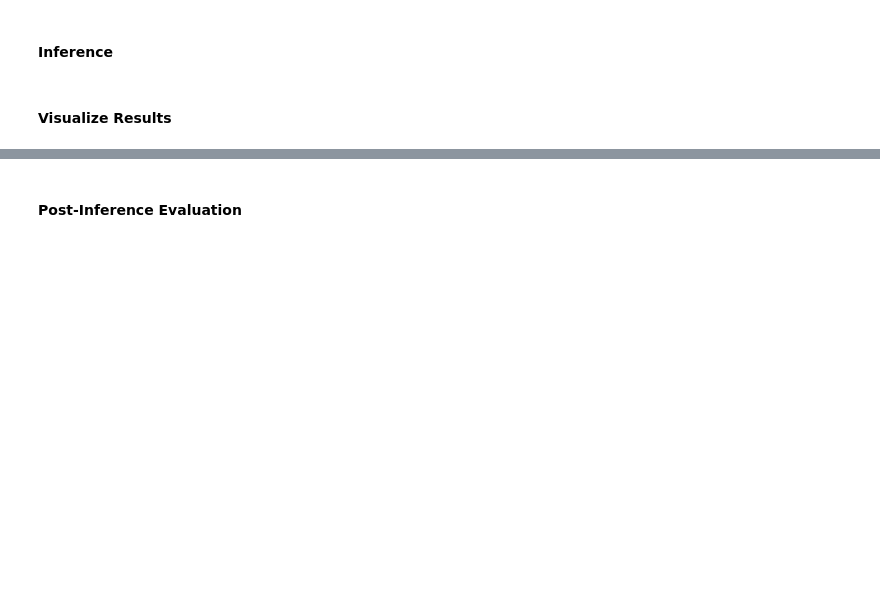
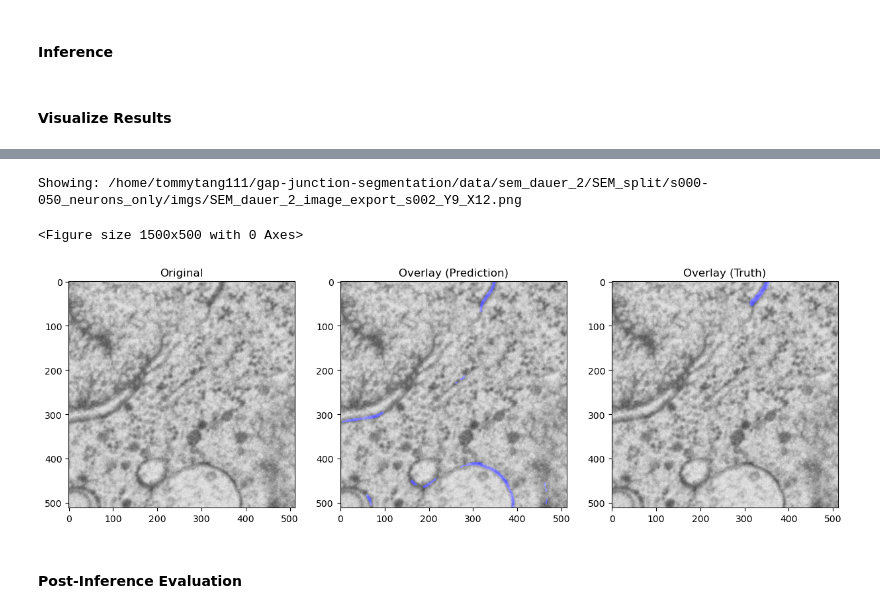
Before and after one commit to Tommytang111/gap-junction-segmentation, a Jupyter notebook: notebooks/inference.ipynb, the cells around one changed output, grey strips where cells are left out. Drawn from its saved outputs; the diff is of its cells as text; code cells hidden in the pictures; blank space fills up the shorter version.

```diff
--- a/notebooks/inference.ipynb
+++ b/notebooks/inference.ipynb
@@ -186,3 +192,38 @@ print(f"Showing: {random_img}")
+# %%
+#Another variant of the above code, but with a different plot style
+#Test a random image from the dataset
+random_path = random.choice(imgs)
+random_img = Path(dataset_dir) / "imgs" / random_path
+random_gts = cv2.imread(Path(dataset_dir) / "gts" / re.sub(r'.png$', r'_label.png', str(random_path)), cv2.IMREAD_GRAYSCALE)
+random_gts[random_gts > 0] = 255
+random_resized_img = np.array(resize_image(str(random_img), 512, 512, (0,0,0), channels=True))
+random_pred = cv2.imread(str(Path(output_dir) / re.sub(r'.png$', r'_pred.png', str(random_path))), cv2.IMREAD_GRAYSCALE)
+
+#Make overlays
+random_pred2 = cv2.cvtColor(random_pred, cv2.COLOR_GRAY2RGB)
+random_pred2[random_pred == 255] = [0, 0, 255] #Blue
+overlay1 = cv2.addWeighted(random_resized_img, 1, random_pred2, 1, 0)
+random_gts2 = cv2.cvtColor(random_gts, cv2.COLOR_GRAY2RGB)
+random_gts2[random_gts == 255] = [0, 0, 255] #Blue
+overlay2 = cv2.addWeighted(random_resized_img, 1, random_gts2, 1, 0)
+
+#Plot
+plt.figure(figsize=(15,5))
+fig, ax = plt.subplots(1, 3, figsize=(15,5))
+ax[0].imshow(cv2.imread(random_img), cmap="gray")
+ax[0].set_title('Original')
+#ax[1].imshow(random_resized_img, cmap="gray")
+#ax[1].set_title('Cropped/Paded')
+ax[1].imshow(overlay1)
+ax[1].set_title('Overlay (Prediction)')
+ax[2].imshow(overlay2)
+ax[2].set_title('Overlay (Truth)')
+#plt.savefig('/home/tommytang111/gap-junction-segmentation/Figures/unet_base_pooled_2695imgs_sem_dauer_2_516imgs_sem_adult_3wgoc5hr.png', bbox_inches='tight', dpi=300)
+print(f"Showing: {random_img}")
+# %% [output]
+Showing: /home/tommytang111/gap-junction-segmentation/data/sem_dauer_2/SEM_split/s000-050_neurons_only/imgs/SEM_dauer_2_image_export_s002_Y9_X12.png
+<Figure size 1500x500 with 0 Axes>
+[figure, added]
 # %% [markdown]
 #### Post-Inference Evaluation
 # %% [markdown]
```
Also changed, not shown: parts of 6 cells of this notebook, 9 other files.
